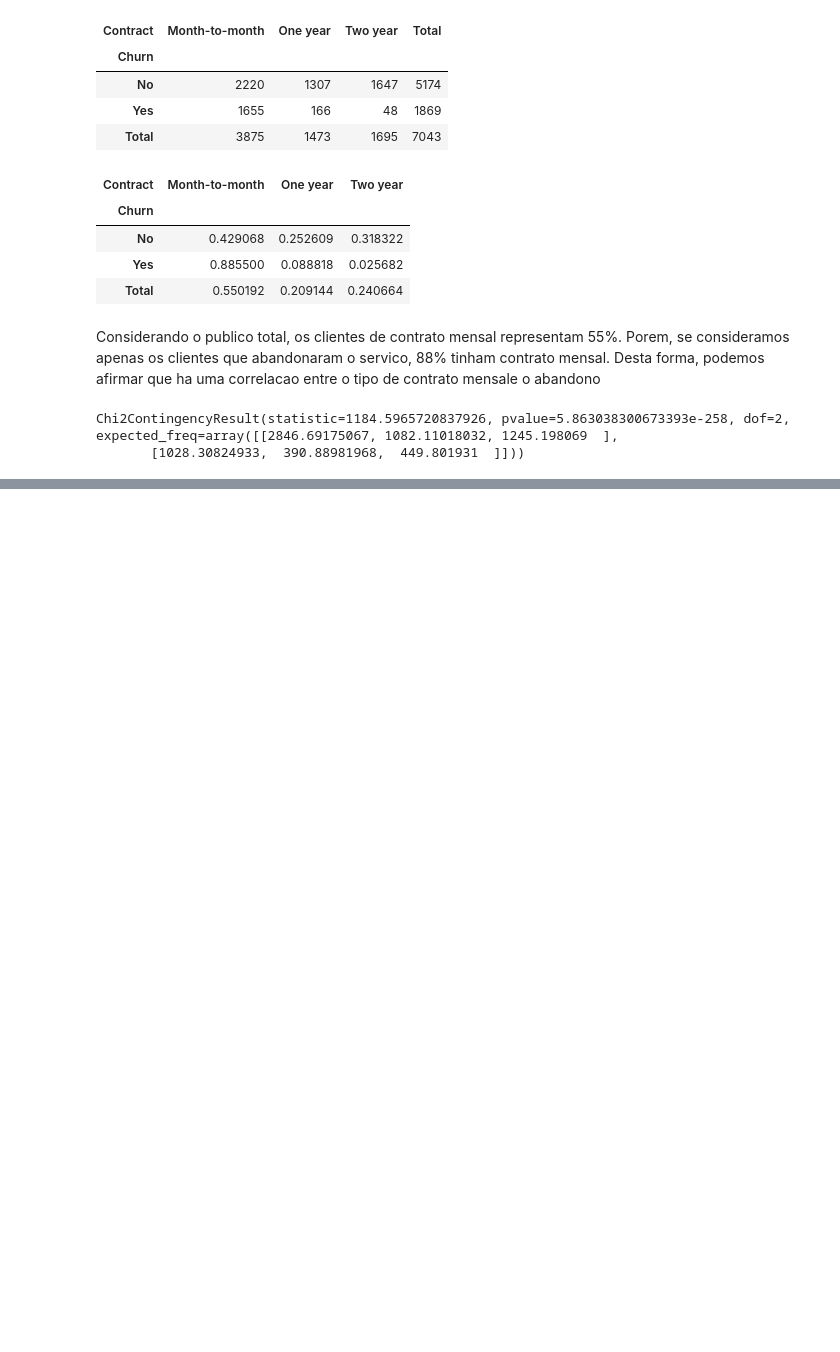
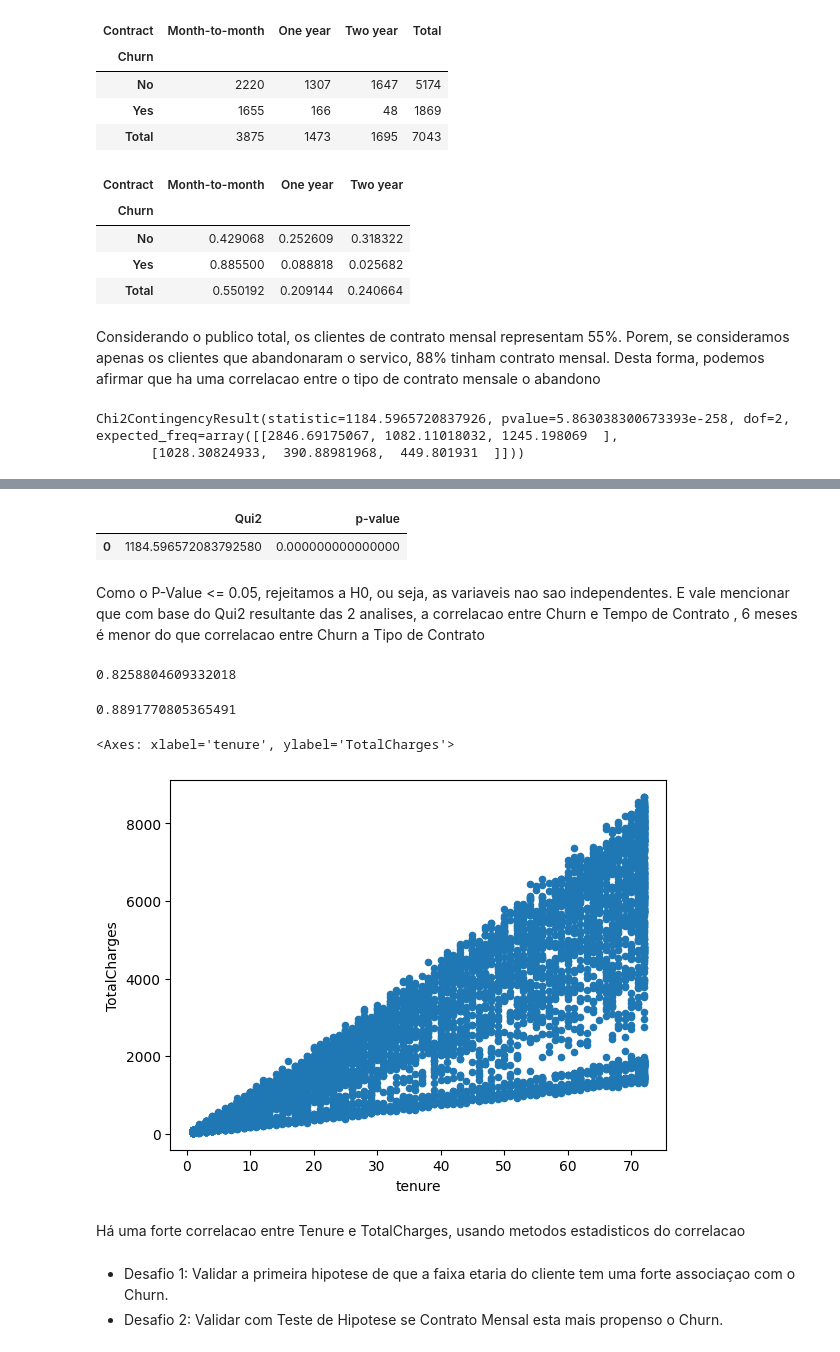
Before and after one commit to correa96cl/eda-python, a Jupyter notebook: eda_churn.ipynb, the cells around one changed output, grey strips where cells are left out. Cells and saved outputs as stored; diff of their text form; code cells hidden in the pictures; blank space fills up the shorter version.

```diff
--- a/eda_churn.ipynb
+++ b/eda_churn.ipynb
@@ -764,0 +770,12 @@ df_chi_scores_churn_contract
+# %%
+# Avaliar a correlaçao entre uma variavel qualitativa e quantitativa
+# Usar o mesmo teste de CHi-Square, mas transformar a variavel quantitativa em qualitativa
+# Hipotese: Cliente com menos de 6 meses de contrato e mais propenso ao Churn
+
+# Criar uma coluna nova no Dataframe com base numa condicao de outra columna
+# Coluna = 'TempoMenos6Meses'
+
+import numpy as np
+
+#Criar coluna nova
+df_churn['TempoMenos6Meses'] = np.where(df_churn.tenure<6, 'Yes', 'No')
@@ -764,0 +804,32 @@ df_chi_scores_churn_contract
+# %%
+df_chi_scores_churn_tenure
+# %% [output]
+|  | Qui2 | p-value |
+| 0 | 1184.596572083792580 | 0.000000000000000 |
+# %% [markdown]
+Como o P-Value <= 0.05, rejeitamos a H0, ou seja, as variaveis nao sao independentes. E vale mencionar que com base do Qui2 resultante das 2 analises, a correlacao entre Churn e Tempo de Contrato , 6 meses é menor do que correlacao entre Churn a Tipo de Contrato
+# %%
+# Correlacao entre 2 variaveis
+# Tenure com TotalCharges
+# A intuiçao e que quanto mais tempo de contrato maior o valor pago.
+# Correlacao entre 2 variaveis numerocas - Pearson
+df_churn.tenure.corr(df_churn.TotalCharges)
+# %% [output]
+0.8258804609332018
+# %%
+# Correlacao entre 2 variaveis numericas - Spearman
+df_churn.tenure.corr(df_churn.TotalCharges, method='spearman')
+# %% [output]
+0.8891770805365491
+# %%
+# Apresentar Polt Scatter entre Tenure e TotalCharges
+# Grafico de Dispersão
+df_churn.plot.scatter(x='tenure', y='TotalCharges')
+# %% [output]
+<Axes: xlabel='tenure', ylabel='TotalCharges'>
+[figure, added]
+# %% [markdown]
+Há uma forte correlacao entre Tenure e TotalCharges, usando metodos estadisticos do correlacao
+# %% [markdown]
+- Desafio 1: Validar a primeira hipotese de que a faixa etaria do cliente tem uma forte associaçao com o Churn.
+- Desafio 2: Validar com Teste de Hipotese se Contrato Mensal esta mais propenso o Churn.
```
Also changed, not shown: parts of 7 cells of this notebook.
